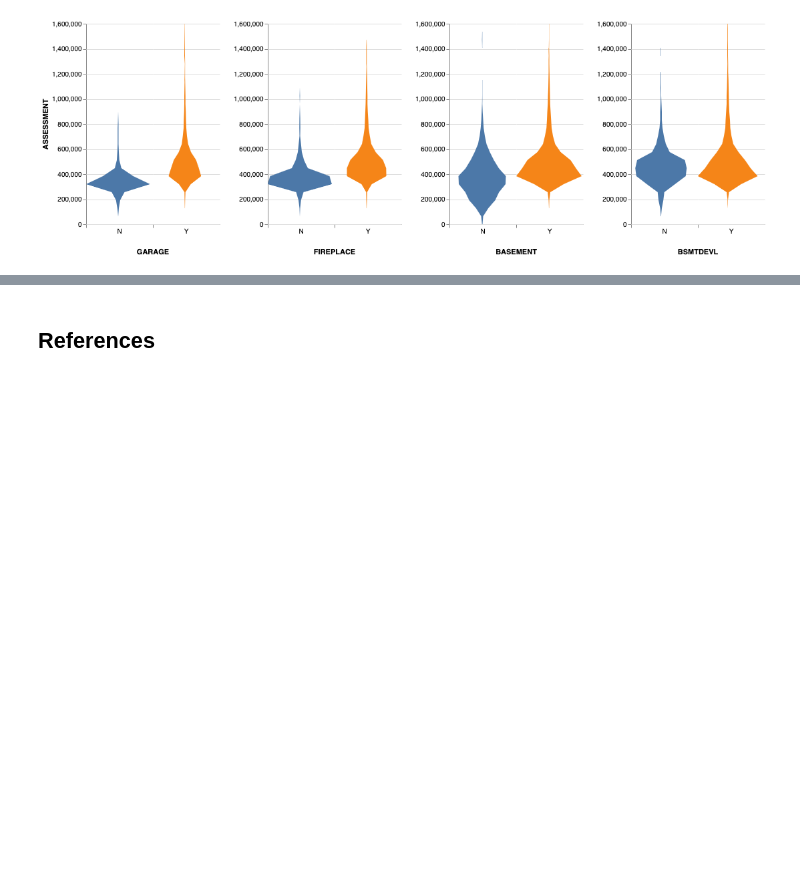
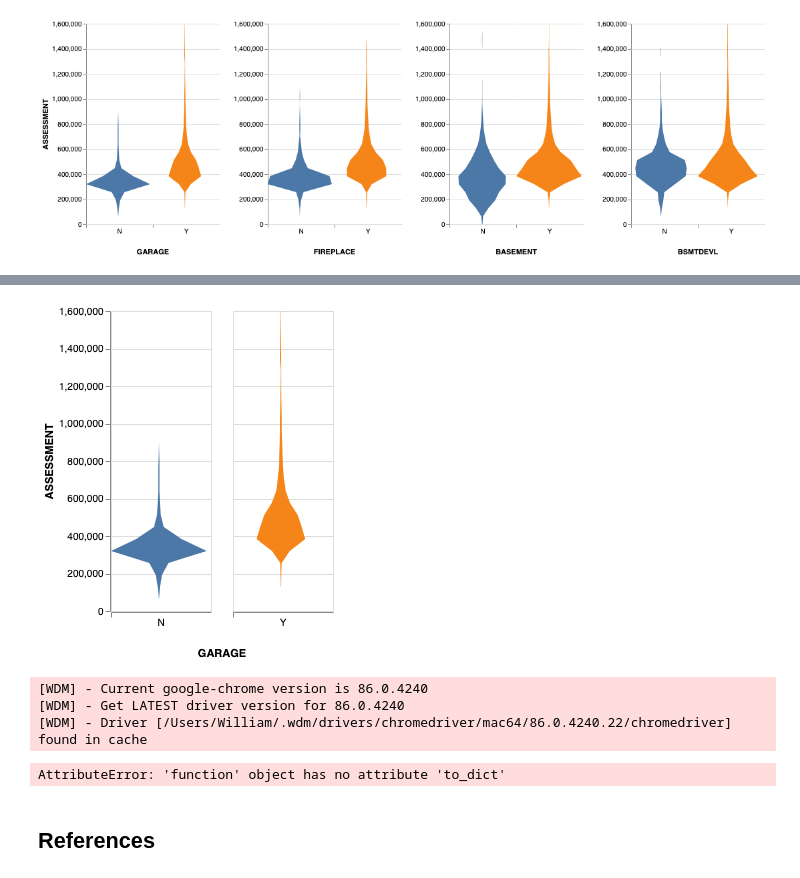
Before and after one commit to williamxu7/522-Group_30-Rockstars, a Jupyter notebook: src/housing_pred_eda.ipynb, the cells around one changed output, grey strips where cells are left out. Drawn from its saved outputs; the diff is of its cells as text; code cells hidden in the pictures; blank space fills up the shorter version.

```diff
--- a/src/housing_pred_eda.ipynb
+++ b/src/housing_pred_eda.ipynb
@@ -283,3 +386,19 @@ alt.hconcat(garage, fireplace, basement, basementdevl).configure_facet(
+# %%
+plot_1
+# %% [output]
+[figure, added]
+# %%
+from selenium import webdriver
+from webdriver_manager.chrome import ChromeDriverManager
+from altair_saver import save
+
+driver = webdriver.Chrome(ChromeDriverManager().install())
+save(plot, "plot_1.png", method='selenium', webdriver=driver)
+# %% [output]
+[WDM] - Current google-chrome version is 86.0.4240
+[WDM] - Get LATEST driver version for 86.0.4240
+[WDM] - Driver [/Users/William/.wdm/drivers/chromedriver/mac64/86.0.4240.22/chromedriver] found in cache
+AttributeError: 'function' object has no attribute 'to_dict'
 # %% [markdown]
 ## References
 # %% [markdown]
```
Also changed, not shown: parts of 12 cells of this notebook, 4 other files.
